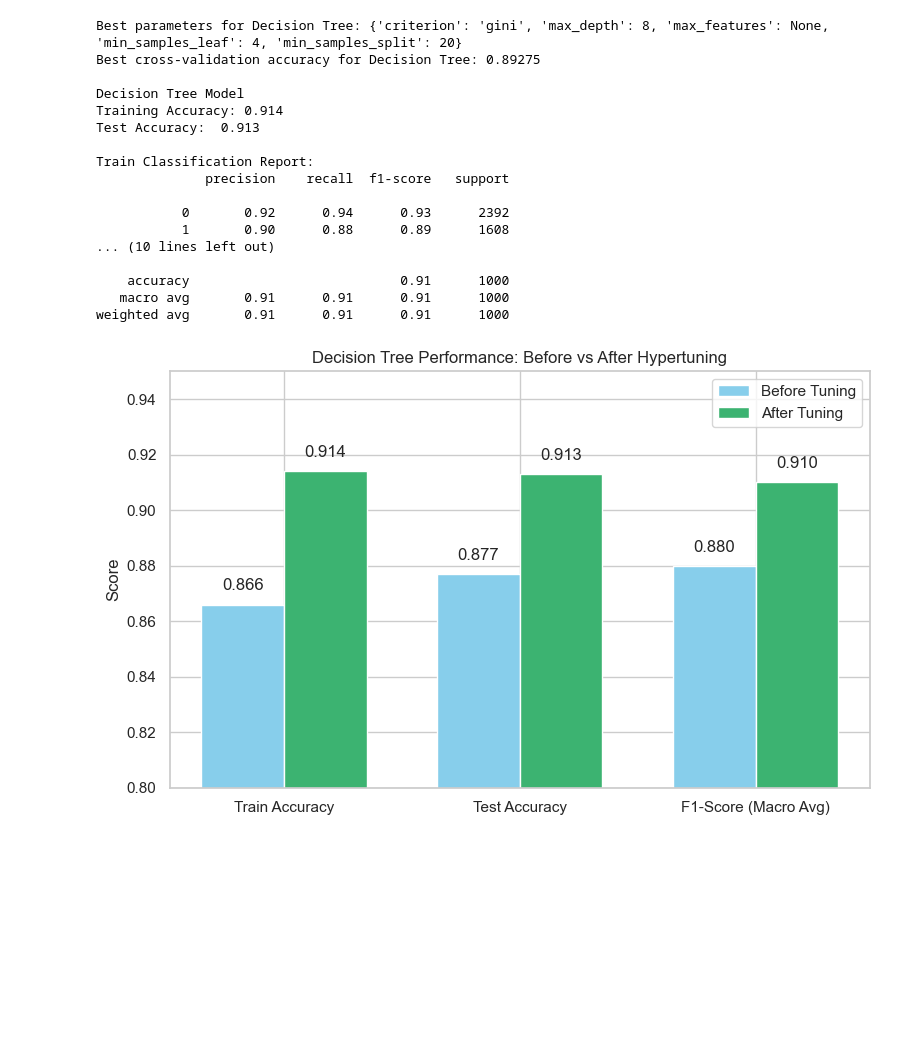
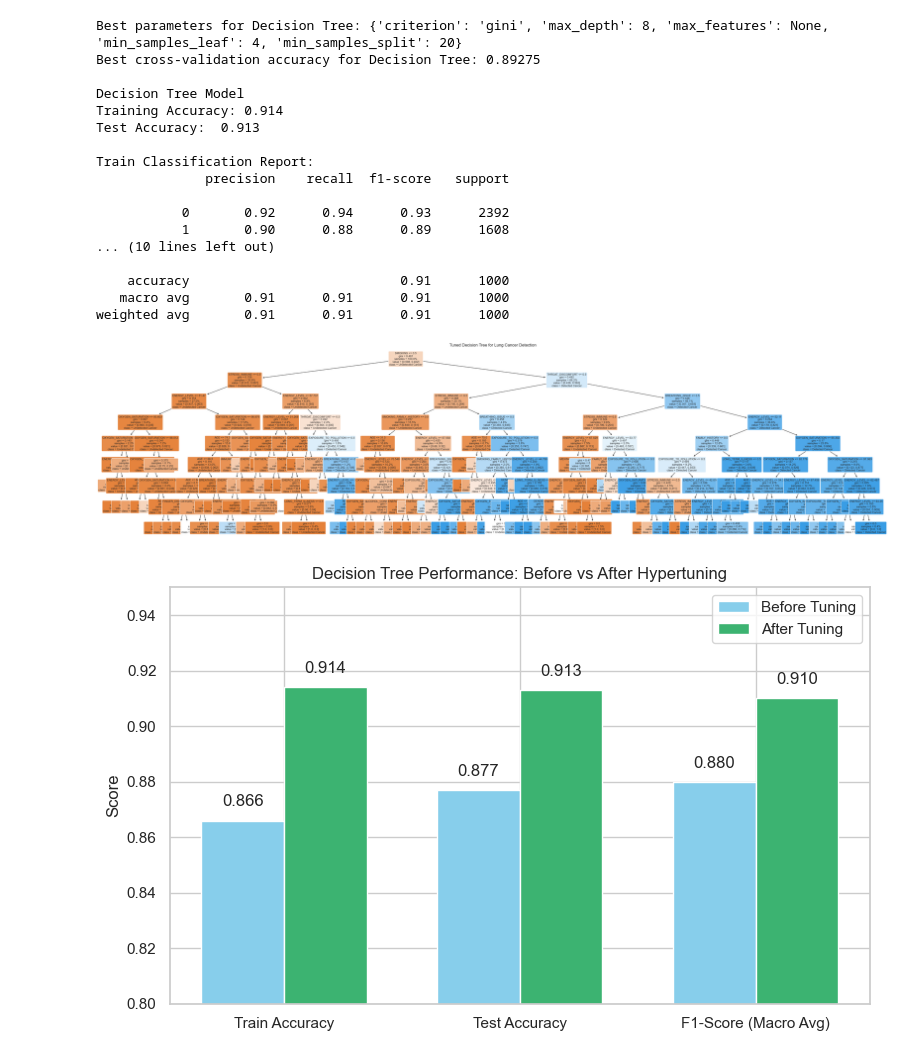
Before and after one commit to github-cweehy/Lung-Cancer-Detection-ML, a Jupyter notebook: DecisionTree.ipynb, the cells around one changed output. Saved outputs shown, nothing was run; the diff lists cells and outputs as text; code cells hidden in the pictures; blank space fills up the shorter version.

```diff
--- a/DecisionTree.ipynb
+++ b/DecisionTree.ipynb
@@ -351,6 +369,24 @@ Train Classification Report:
     accuracy                           0.91      1000
    macro avg       0.91      0.91      0.91      1000
 weighted avg       0.91      0.91      0.91      1000
+# %%
+# Tree Visualization
+from sklearn.tree import plot_tree
+best_dt_model = grid_dt.best_estimator_
+plt.figure(figsize=(40, 10))
+plot_tree(
+    best_dt_model,
+    filled=True,
+    feature_names=X.columns,
+    class_names=['Undetected Cancer', 'Detected Cancer'],
+    proportion=True,
+    rounded=True,
+    fontsize=8
+)
+plt.title("Tuned Decision Tree for Lung Cancer Detection")
+plt.show()
+# %% [output]
+[figure, added]
 # %%
 # Labels
 metrics = ['Train Accuracy', 'Test Accuracy', 'F1-Score (Macro Avg)']
```
Also changed, not shown: parts of 2 cells of this notebook, 1 other file.
